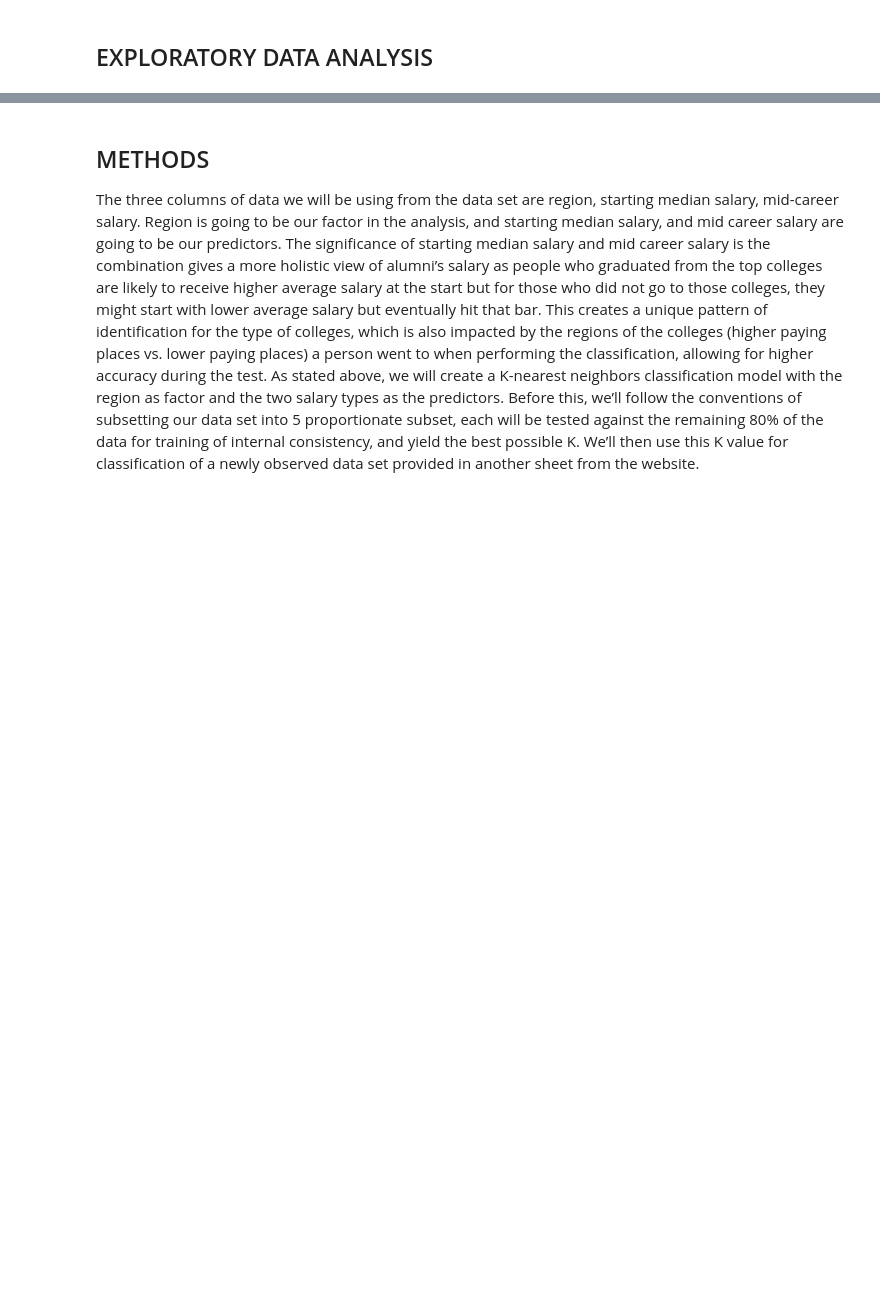
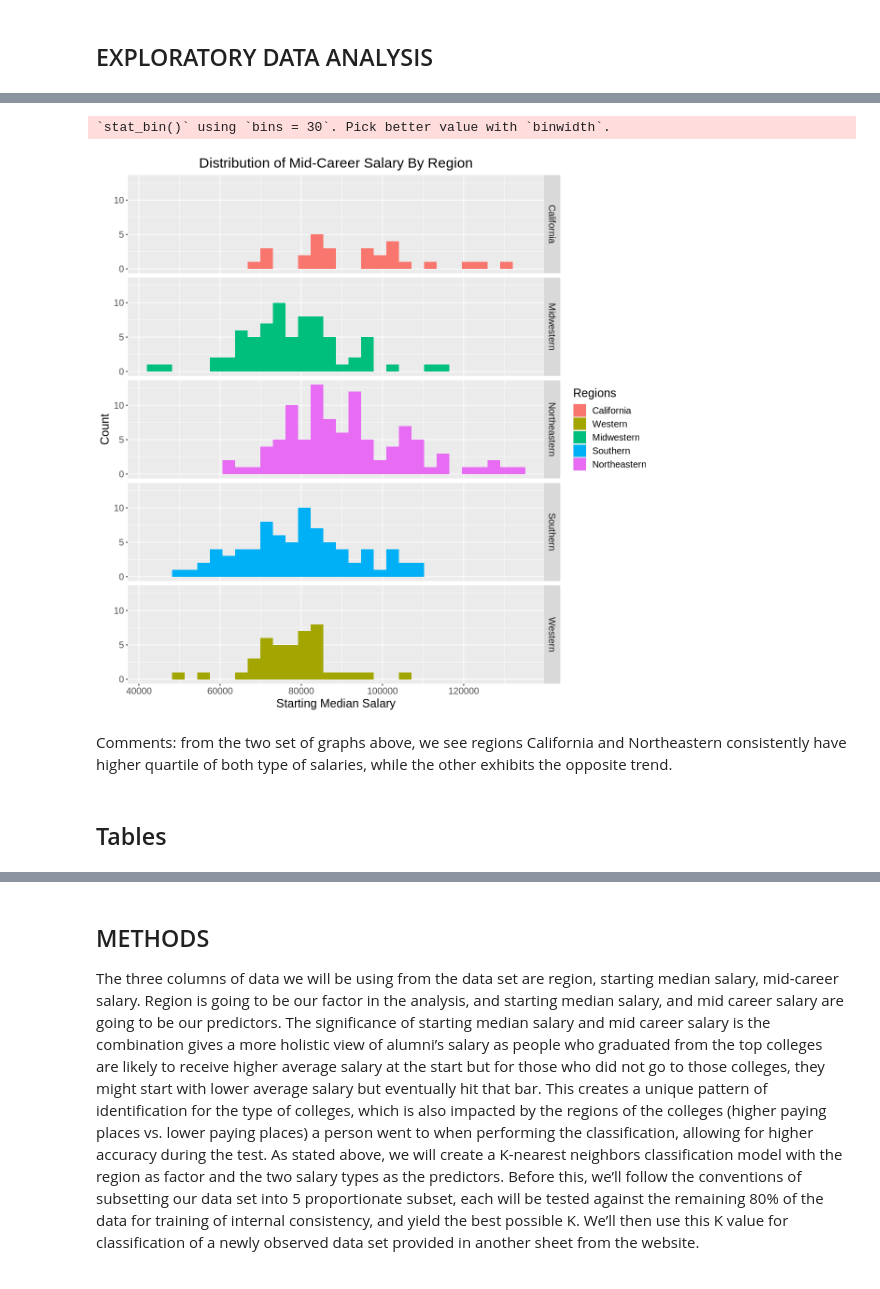
Before and after one commit to colinyee9935/DSCI100_Group_Project, a Jupyter notebook: Project Proposal.ipynb, the cells around one changed output, grey strips where cells are left out. Cells and saved outputs as stored; diff of their text form; code cells hidden in the pictures; blank space fills up the shorter version.

```diff
--- a/Project Proposal.ipynb
+++ b/Project Proposal.ipynb
@@ -84,3 +124,20 @@ salary_region_graph
+# %%
+region_hist <- ggplot(salary_region, aes(x = mid_career_median_salary, fill = as_factor(region))) +
+    geom_histogram() +
+    facet_grid(rows = vars(region))+
+    labs(x="Starting Median Salary",
+    y="Count",
+    title = "Distribution of Mid-Career Salary By Region",
+    fill="Regions")+
+    theme(text=element_text(size=15), plot.title = element_text(hjust = 0.5))
+region_hist
+# %% [output]
+`stat_bin()` using `bins = 30`. Pick better value with `binwidth`.
+[figure, added]
+# %% [markdown]
+Comments: from the two set of graphs above, we see regions California and Northeastern consistently have higher quartile of both type of salaries, while the other exhibits the opposite trend.
+# %% [markdown]
+## Tables
 # %%
 #investigate the number of observations in each region
 #this is important in finding whether each group has sufficient data points for reference
```
Also changed, not shown: parts of 7 cells of this notebook.
